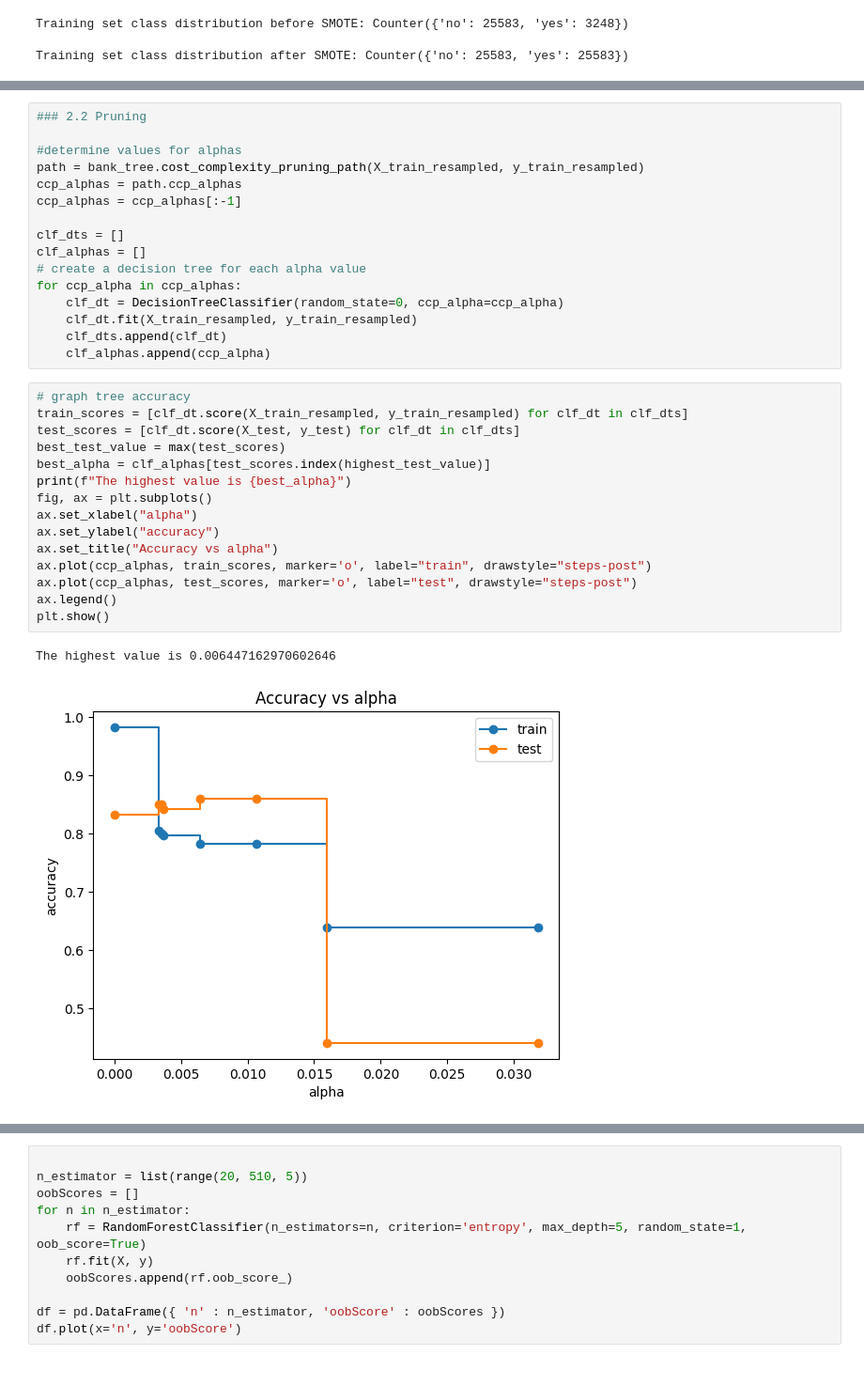
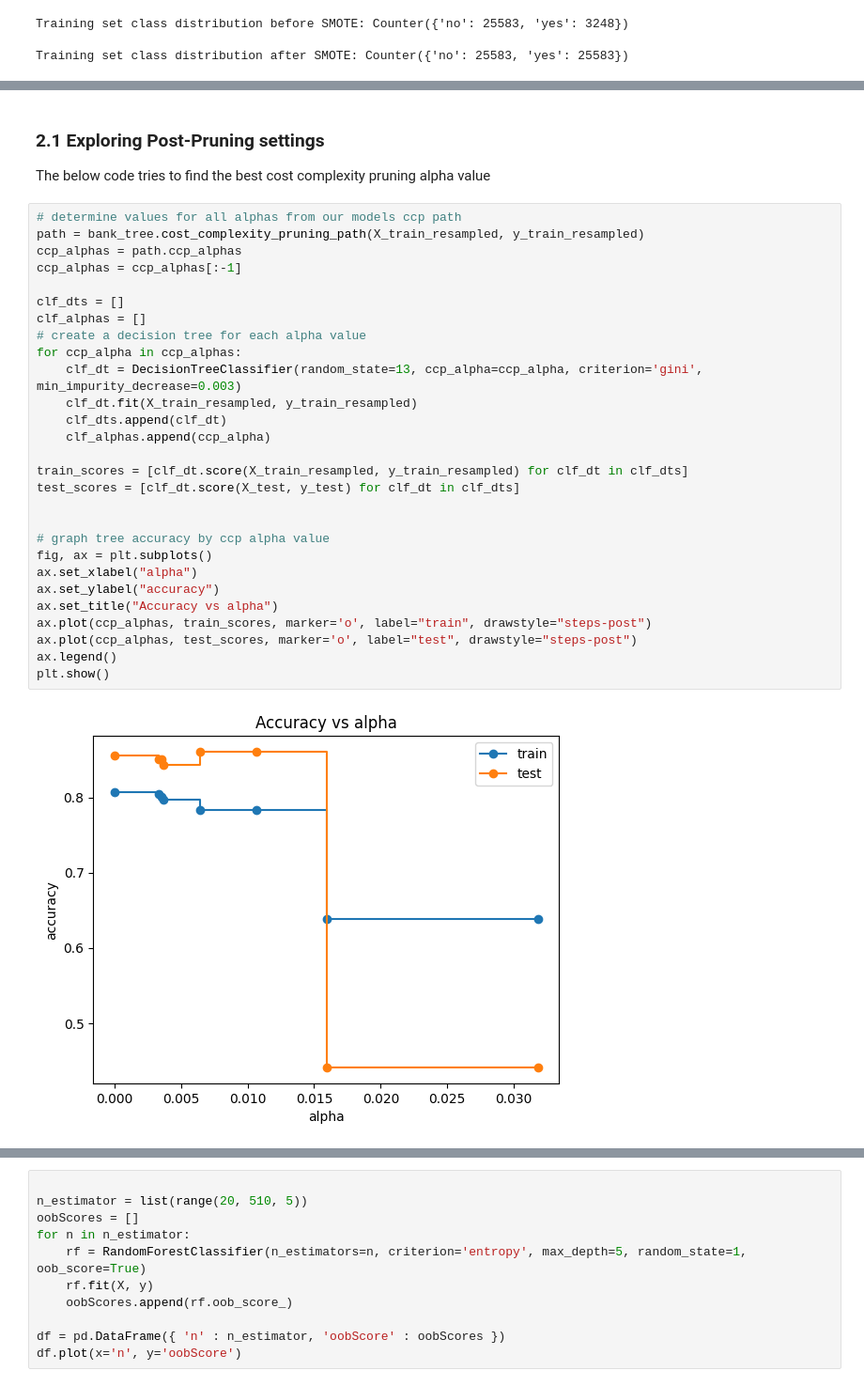
Before and after one commit to mcastro64/Data622, a Jupyter notebook: Assignment2/MC-Assignment2-Exploration-code.ipynb, the cells around one changed output, grey strips where cells are left out. Shown: that part at 94% size. Drawn from its saved outputs; the diff is of its cells as text.

```diff
--- a/Assignment2/MC-Assignment2-Exploration-code.ipynb
+++ b/Assignment2/MC-Assignment2-Exploration-code.ipynb
@@ -165,38 +164,38 @@ education_other         0.000000
 education_primary       0.000000
 education_secondary     0.000000
 poutcome_success        0.000000
+# %% [markdown]
+### 2.1 Exploring Post-Pruning settings
+
+The below code tries to find the best cost complexity pruning alpha value
 # %%
-### 2.2 Pruning
-
-#determine values for alphas
+# determine values for all alphas from our models ccp path
 path = bank_tree.cost_complexity_pruning_path(X_train_resampled, y_train_resampled)
 ccp_alphas = path.ccp_alphas
 ccp_alphas = ccp_alphas[:-1]
 
 clf_dts = []
 clf_alphas = []
 # create a decision tree for each alpha value
 for ccp_alpha in ccp_alphas:
-    clf_dt = DecisionTreeClassifier(random_state=0, ccp_alpha=ccp_alpha)
+    clf_dt = DecisionTreeClassifier(random_state=13, ccp_alpha=ccp_alpha, criterion='gini', min_impurity_decrease=0.003)
     clf_dt.fit(X_train_resampled, y_train_resampled)
     clf_dts.append(clf_dt)
     clf_alphas.append(ccp_alpha)
+
+train_scores = [clf_dt.score(X_train_resampled, y_train_resampled) for clf_dt in clf_dts]
+test_scores = [clf_dt.score(X_test, y_test) for clf_dt in clf_dts]
+
+
+# graph tree accuracy by ccp alpha value
+fig, ax = plt.subplots()
+ax.set_xlabel("alpha")
+ax.set_ylabel("accuracy")
+ax.set_title("Accuracy vs alpha")
+ax.plot(ccp_alphas, train_scores, marker='o', label="train", drawstyle="steps-post")
+ax.plot(ccp_alphas, test_scores, marker='o', label="test", drawstyle="steps-post")
+ax.legend()
+plt.show()
+# %% [output]
+[figure, added]
-# %%
-# graph tree accuracy
-train_scores = [clf_dt.score(X_train_resampled, y_train_resampled) for clf_dt in clf_dts]
-test_scores = [clf_dt.score(X_test, y_test) for clf_dt in clf_dts]
-best_test_value = max(test_scores)
-best_alpha = clf_alphas[test_scores.index(highest_test_value)]
-print(f"The highest value is {best_alpha}")
-fig, ax = plt.subplots()
-ax.set_xlabel("alpha")
-ax.set_ylabel("accuracy")
-ax.set_title("Accuracy vs alpha")
-ax.plot(ccp_alphas, train_scores, marker='o', label="train", drawstyle="steps-post")
-ax.plot(ccp_alphas, test_scores, marker='o', label="test", drawstyle="steps-post")
-ax.legend()
-plt.show()
-# %% [output]
-The highest value is 0.006447162970602646
-[figure, removed]
 # %% [markdown]
```
Also changed, not shown: parts of 15 cells of this notebook, 1 other file.
